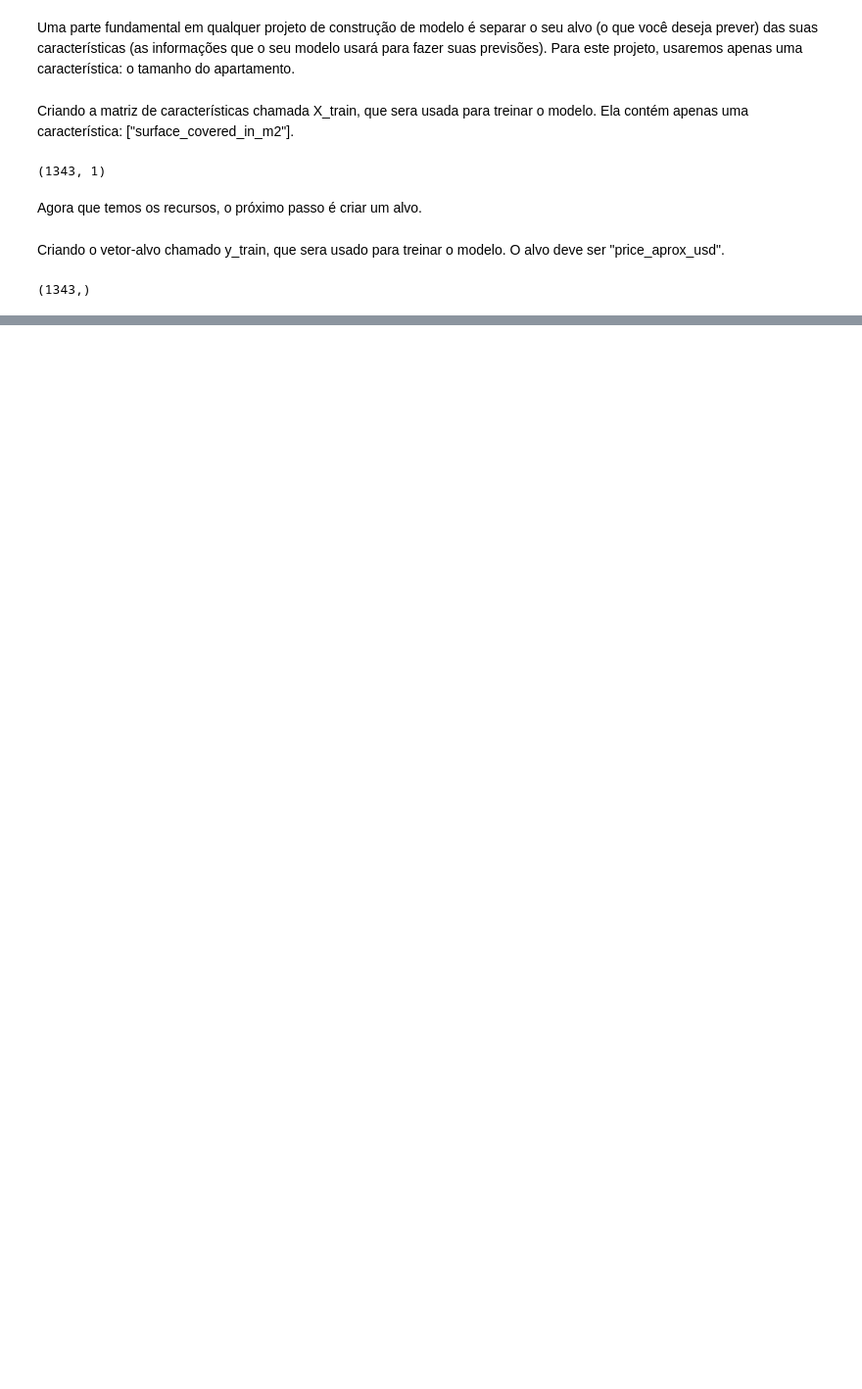
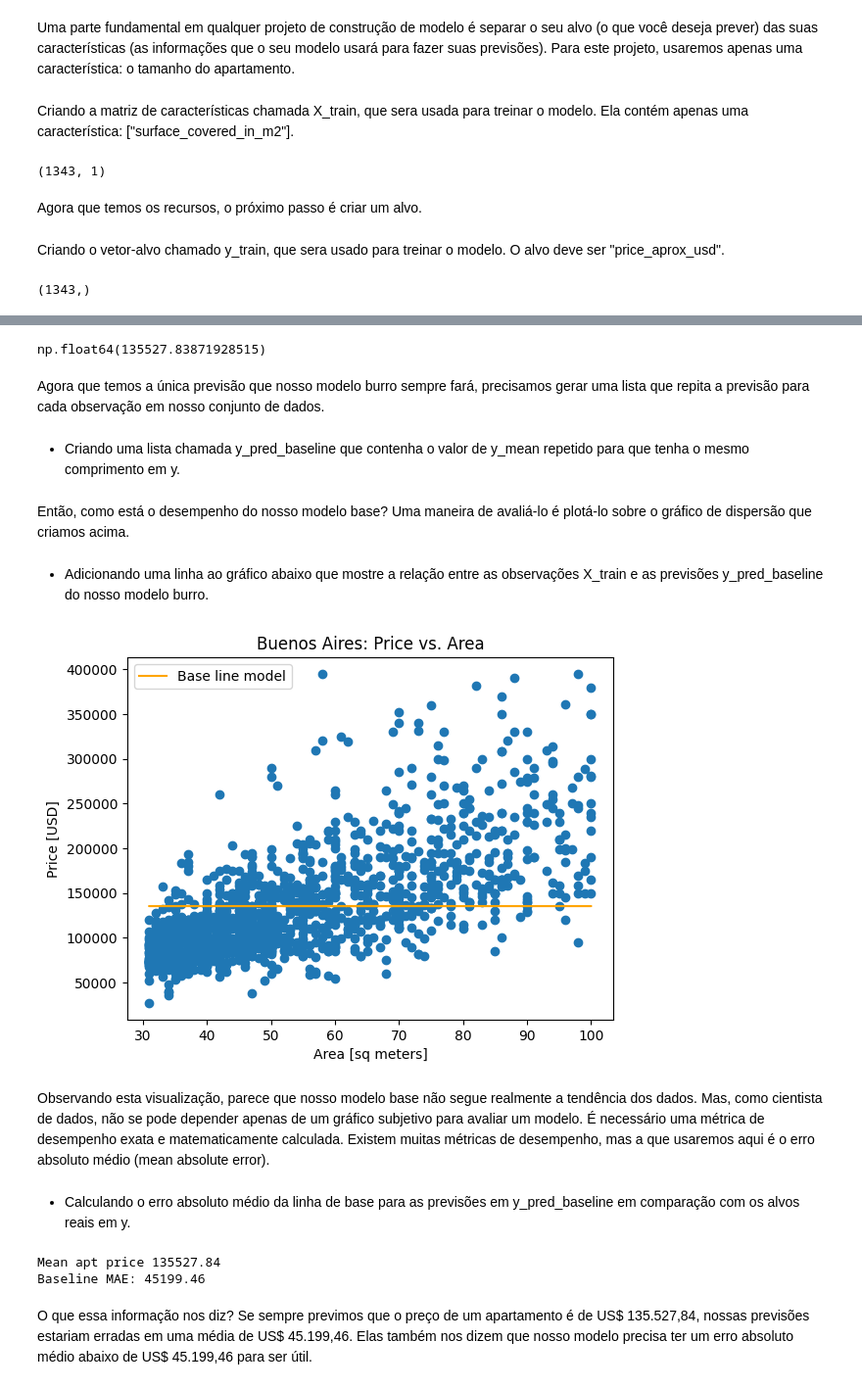
Before and after one commit to filipebvs/projetos_analise_de_dados, a Jupyter notebook: previsao_de_precos.ipynb, the cells around one changed output, grey strips where cells are left out. Shown at 98% size. Saved outputs shown, nothing was run; the diff lists cells and outputs as text; code cells hidden in the pictures; blank space fills up the shorter version.

Commit message:
Inicia seção de contrução do modelo e cria modelo de base.

```diff
--- a/previsao_de_precos.ipynb
+++ b/previsao_de_precos.ipynb
@@ -123,0 +132,38 @@ y_train.shape
+# %%
+y_mean = y_train.mean()
+y_mean
+# %% [output]
+np.float64(135527.83871928515)
+# %% [markdown]
+Agora que temos a única previsão que nosso modelo burro sempre fará, precisamos gerar uma lista que repita a previsão para cada observação em nosso conjunto de dados.
+# %% [markdown]
+* Criando uma lista chamada y_pred_baseline que contenha o valor de y_mean repetido para que tenha o mesmo comprimento em y.
+# %%
+y_pred_baseline = [y_mean] * len(y_train)
+# %% [markdown]
+Então, como está o desempenho do nosso modelo base? Uma maneira de avaliá-lo é plotá-lo sobre o gráfico de dispersão que criamos acima.
+# %% [markdown]
+* Adicionando uma linha ao gráfico abaixo que mostre a relação entre as observações X_train e as previsões y_pred_baseline do nosso modelo burro.
+# %%
+plt.plot(X_train.values, y_pred_baseline, color='orange', label='Base line model')
+plt.scatter(X_train, y_train)
+plt.xlabel("Area [sq meters]")
+plt.ylabel("Price [USD]")
+plt.title("Buenos Aires: Price vs. Area")
+plt.legend();
+# %% [output]
+[figure, added]
+# %% [markdown]
+Observando esta visualização, parece que nosso modelo base não segue realmente a tendência dos dados. Mas, como cientista de dados, não se pode depender apenas de um gráfico subjetivo para avaliar um modelo. É necessário uma métrica de desempenho exata e matematicamente calculada. Existem muitas métricas de desempenho, mas a que usaremos aqui é o erro absoluto médio (mean absolute error).
+# %% [markdown]
+* Calculando o erro absoluto médio da linha de base para as previsões em y_pred_baseline em comparação com os alvos reais em y.
+# %%
+mae_baseline = mean_absolute_error(y_train, y_pred_baseline)
+
+print("Mean apt price", round(y_mean, 2))
+print("Baseline MAE:", round(mae_baseline, 2))
+# %% [output]
+Mean apt price 135527.84
+Baseline MAE: 45199.46
+# %% [markdown]
+O que essa informação nos diz? Se sempre previmos que o preço de um apartamento é de US\$ 135.527,84, nossas previsões estariam erradas em uma média de US\$ 45.199,46. Elas também nos dizem que nosso modelo precisa ter um erro absoluto médio abaixo de US\$ 45.199,46 para ser útil.
```
Also changed, not shown: parts of 3 cells of this notebook.
